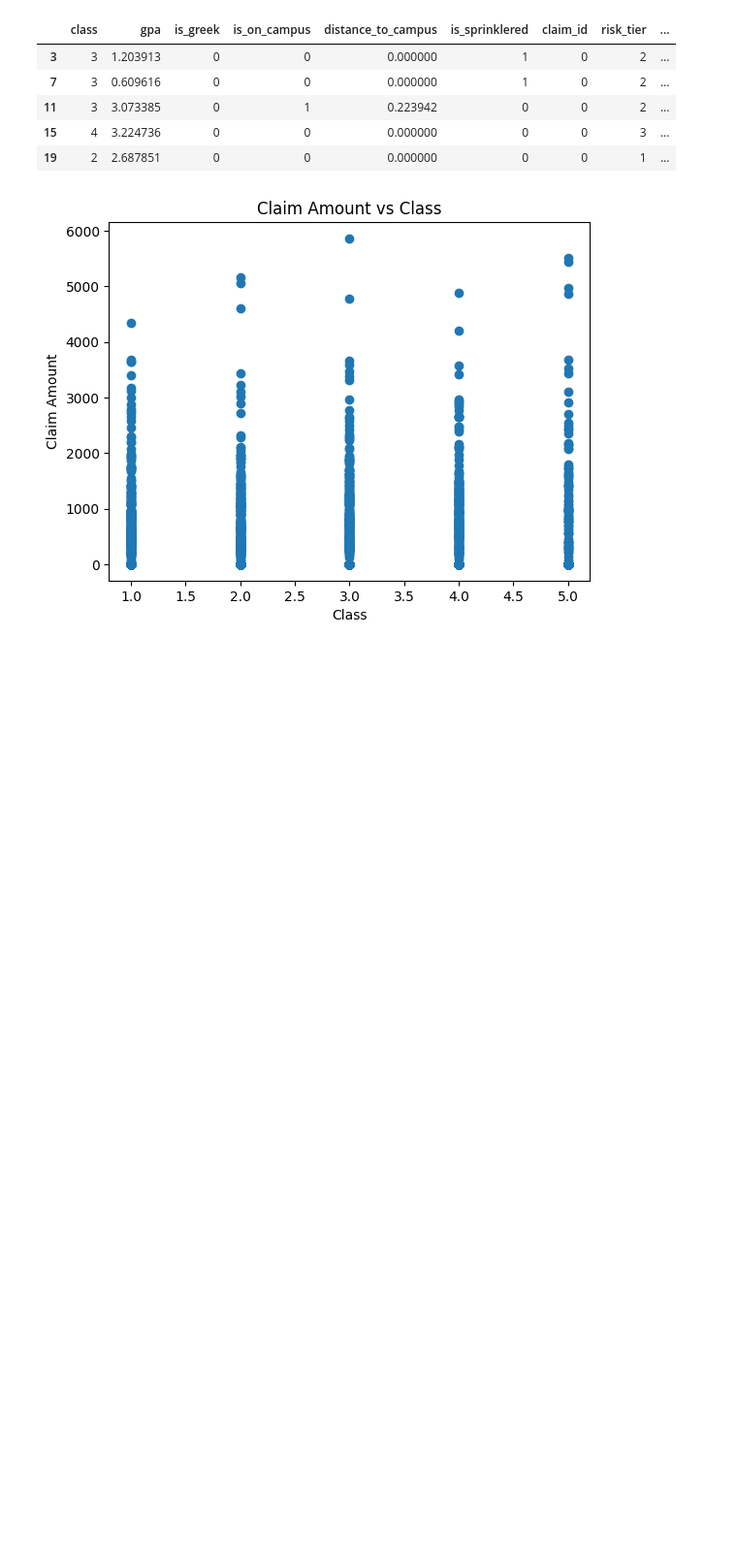
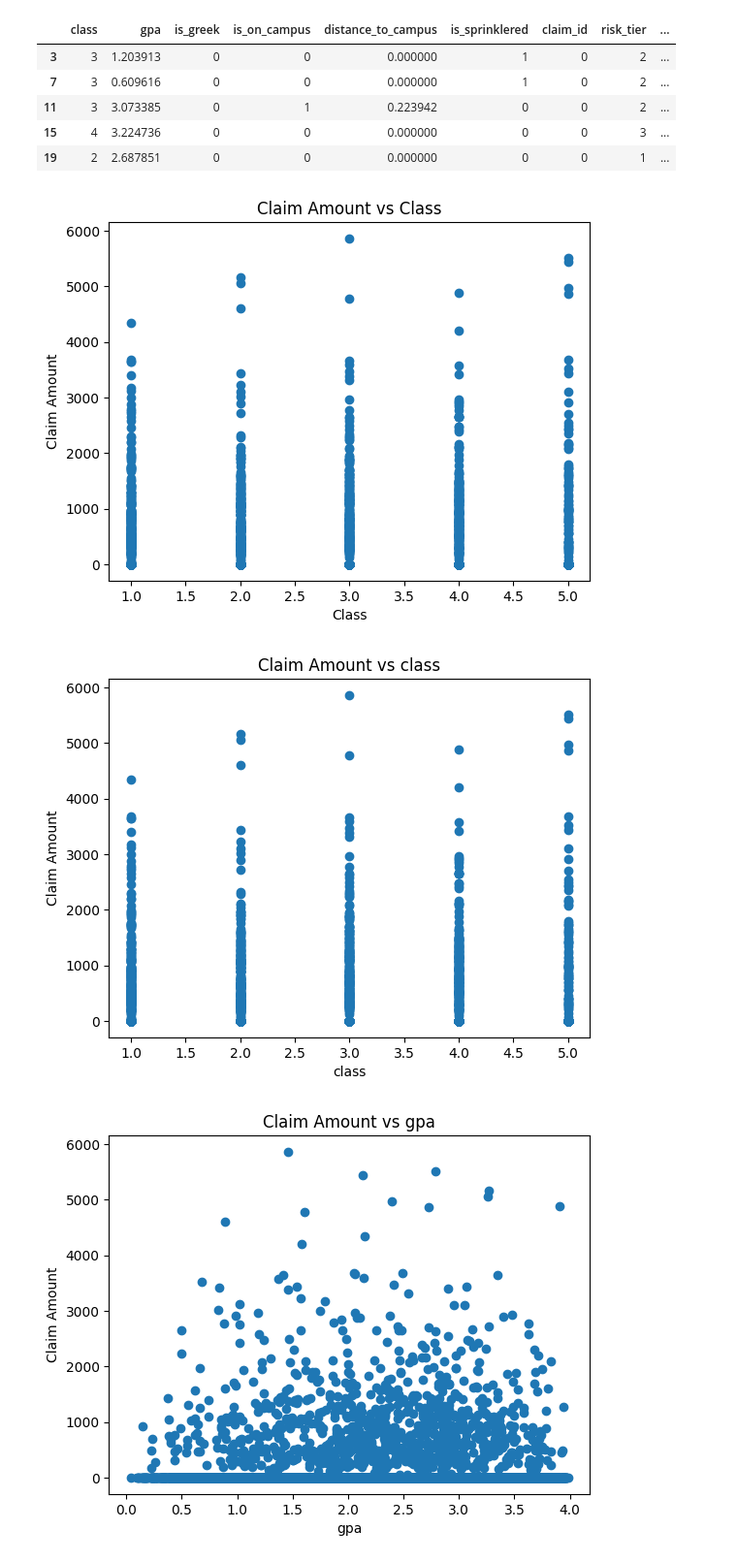
Before and after one commit to kyleosung/cas_casecomp_F24, a Jupyter notebook: kyle9.ipynb, the cells around one changed output. Shown at 97% size. Drawn from its saved outputs; the diff is of its cells as text; code cells hidden in the pictures; blank space fills up the shorter version.

Commit message:
Plots by amount

```diff
--- a/kyle9.ipynb
+++ b/kyle9.ipynb
@@ -24,3 +24,22 @@ plt.title('Claim Amount vs Class')
 plt.show()
 # %% [output]
 [figure]
+# %%
+df.columns
+
+for x in df.columns:
+
+
+    X = df[x]
+    y = df['amount']
+
+    import matplotlib.pyplot as plt
+
+    plt.scatter(X, y)
+    plt.xlabel(f'{x}')
+    plt.ylabel('Claim Amount')
+    plt.title(f'Claim Amount vs {x}')
+    plt.show()
+# %% [output]
+[figure, added]
+[figure, added]
```
Also changed, not shown: parts of 3 cells of this notebook.
